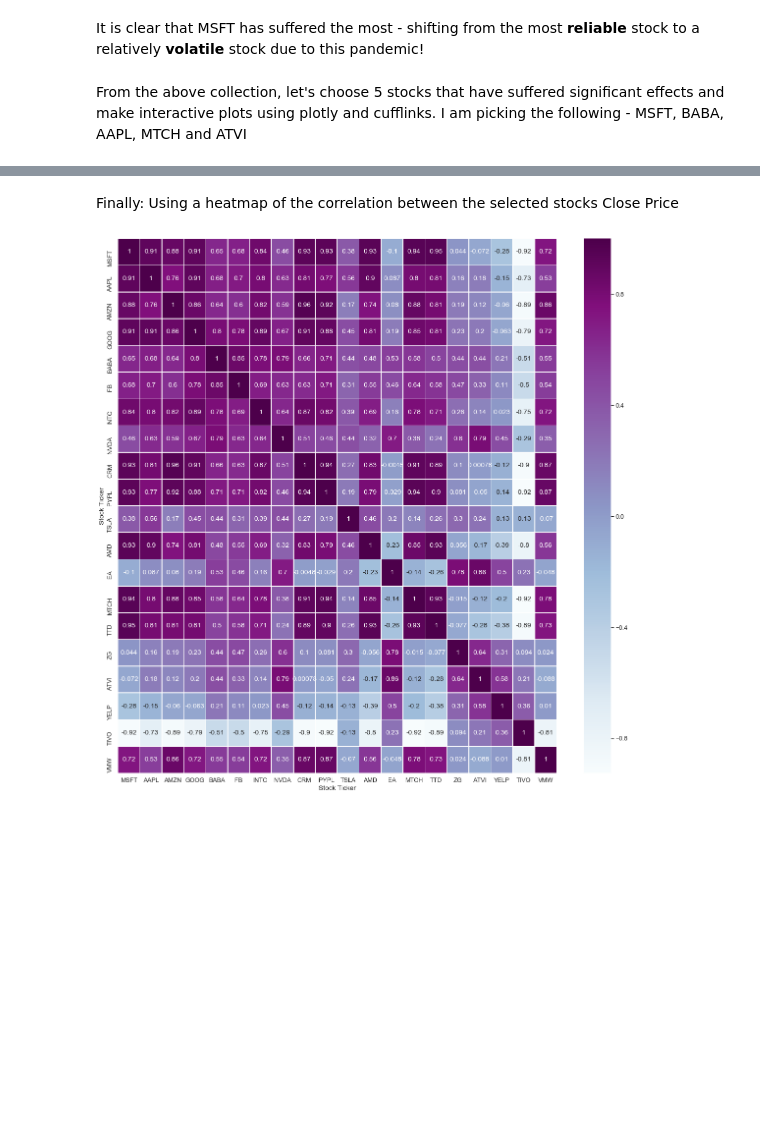
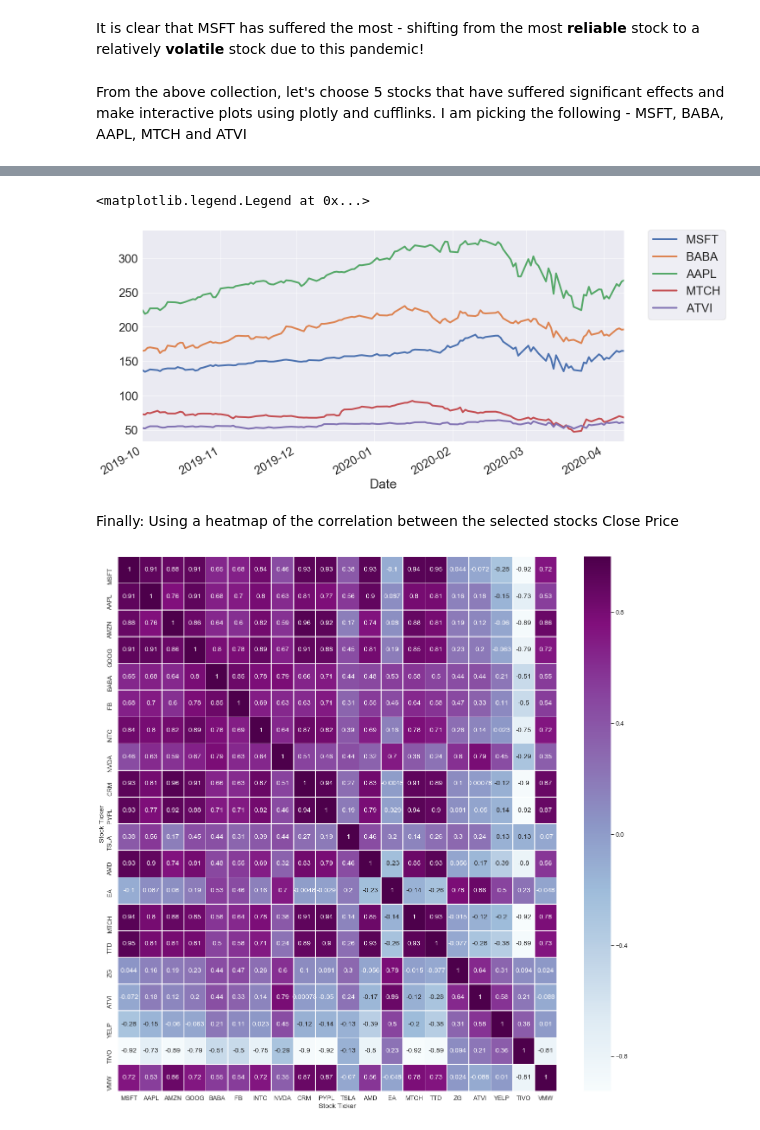
Before and after one commit to atreyid/COVID_19_Tech_Stocks_Analysis, a Jupyter notebook: Tech_Stocks.ipynb, the cells around one changed output, grey strips where cells are left out. Cells and saved outputs as stored; diff of their text form; code cells hidden in the pictures; blank space fills up the shorter version.

```diff
--- a/Tech_Stocks.ipynb
+++ b/Tech_Stocks.ipynb
@@ -206,5 +206,6 @@ From the above collection, let's choose 5 stocks that have suffered significant
 selected_tickers = ['MSFT', 'BABA', 'AAPL', 'MTCH','ATVI']
 selected_tech_stocks = pd.concat([df_map['MSFT'],df_map['BABA'],df_map['AAPL'],df_map['MTCH'],df_map['ATVI']],axis=1,keys=selected_tickers)
 selected_tech_stocks.columns.names = ['Stock Ticker','Stock Info']
-selected_tech_stocks.xs(key='Close',axis=1,level='Stock Info').loc['2019-10-01':current_date_str].iplot(width=4)
+selected_tech_stocks.xs(key='Close',axis=1,level='Stock Info').loc['2019-10-01':current_date_str].plot(figsize=(20,10),linewidth=4.0)
+plt.legend(bbox_to_anchor=(1.05, 1), loc='upper left', borderaxespad=0.)
 # %% [output]
@@ -212,3 +212,5 @@ selected_tech_stocks.xs(key='Close',axis=1,level='Stock Info').loc['2019-10-01':
+<matplotlib.legend.Legend at 0x...>
+[figure, added]
 # %% [markdown]
 Finally: Using a heatmap of the correlation between the selected stocks Close Price
 # %%
```
Also changed, not shown: parts of 3 cells of this notebook.
